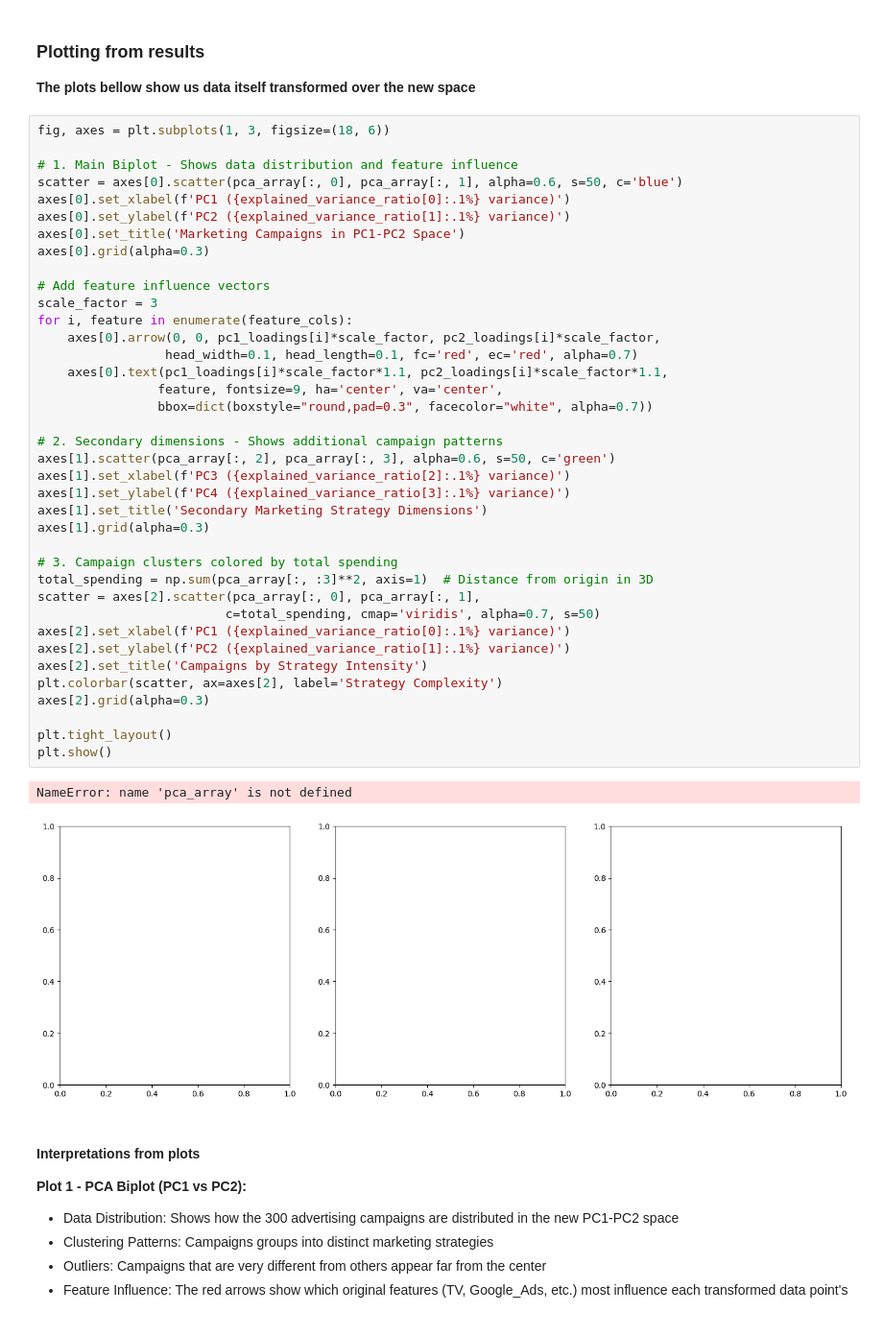
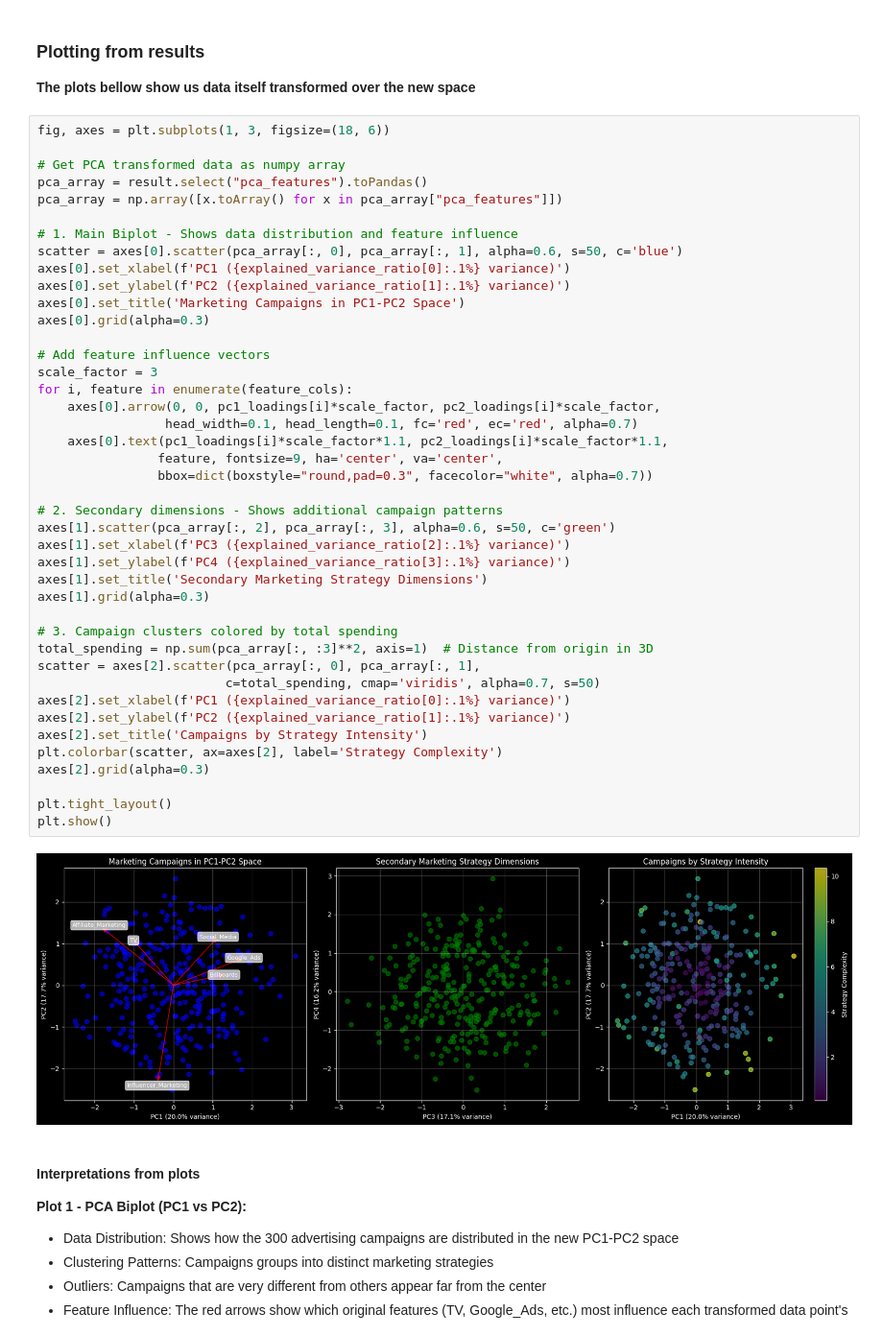
Before and after one commit to gusdorio/spark-project, a Jupyter notebook: scripts/pca_analysis.ipynb, the cells around one changed output. Shown at 96% size. Drawn from its saved outputs; the diff is of its cells as text.

```diff
--- a/scripts/pca_analysis.ipynb
+++ b/scripts/pca_analysis.ipynb
@@ -356,6 +339,10 @@ only showing top 5 rows
 **The plots bellow show us data itself transformed over the new space**
 # %%
 fig, axes = plt.subplots(1, 3, figsize=(18, 6))
+
+# Get PCA transformed data as numpy array
+pca_array = result.select("pca_features").toPandas()
+pca_array = np.array([x.toArray() for x in pca_array["pca_features"]])
 
 # 1. Main Biplot - Shows data distribution and feature influence
 scatter = axes[0].scatter(pca_array[:, 0], pca_array[:, 1], alpha=0.6, s=50, c='blue')
@@ -366,35 +353,34 @@ axes[0].grid(alpha=0.3)
 
 # Add feature influence vectors
 scale_factor = 3
 for i, feature in enumerate(feature_cols):
     axes[0].arrow(0, 0, pc1_loadings[i]*scale_factor, pc2_loadings[i]*scale_factor,
                  head_width=0.1, head_length=0.1, fc='red', ec='red', alpha=0.7)
     axes[0].text(pc1_loadings[i]*scale_factor*1.1, pc2_loadings[i]*scale_factor*1.1,
                 feature, fontsize=9, ha='center', va='center',
                 bbox=dict(boxstyle="round,pad=0.3", facecolor="white", alpha=0.7))
 
 # 2. Secondary dimensions - Shows additional campaign patterns
 axes[1].scatter(pca_array[:, 2], pca_array[:, 3], alpha=0.6, s=50, c='green')
 axes[1].set_xlabel(f'PC3 ({explained_variance_ratio[2]:.1%} variance)')
 axes[1].set_ylabel(f'PC4 ({explained_variance_ratio[3]:.1%} variance)')
 axes[1].set_title('Secondary Marketing Strategy Dimensions')
 axes[1].grid(alpha=0.3)
 
 # 3. Campaign clusters colored by total spending
 total_spending = np.sum(pca_array[:, :3]**2, axis=1)  # Distance from origin in 3D
 scatter = axes[2].scatter(pca_array[:, 0], pca_array[:, 1],
                          c=total_spending, cmap='viridis', alpha=0.7, s=50)
 axes[2].set_xlabel(f'PC1 ({explained_variance_ratio[0]:.1%} variance)')
 axes[2].set_ylabel(f'PC2 ({explained_variance_ratio[1]:.1%} variance)')
 axes[2].set_title('Campaigns by Strategy Intensity')
 plt.colorbar(scatter, ax=axes[2], label='Strategy Complexity')
 axes[2].grid(alpha=0.3)
 
 plt.tight_layout()
 plt.show()
 # %% [output]
-NameError: name 'pca_array' is not defined
-[figure, old version]
+[figure, new version]
 # %% [markdown]
 #### Interpretations from plots
 
```
Also changed, not shown: parts of 14 cells of this notebook.
